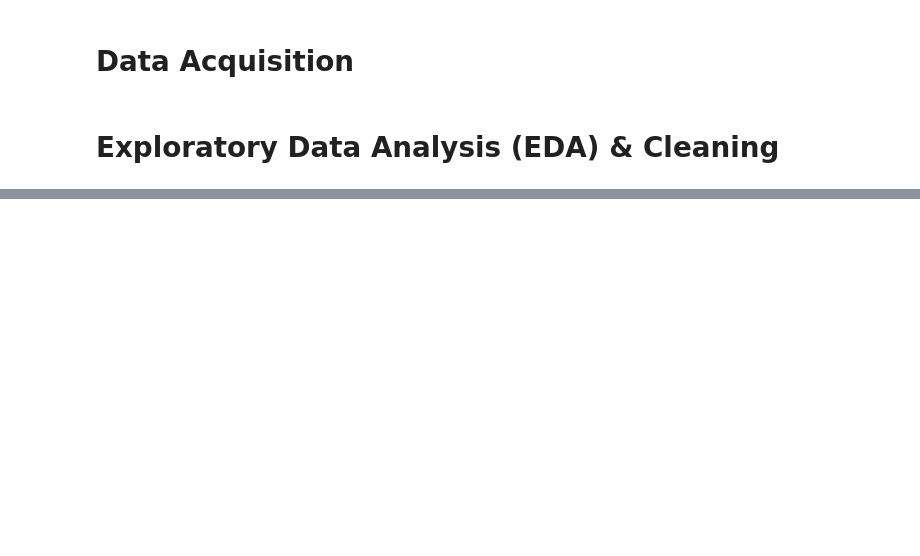
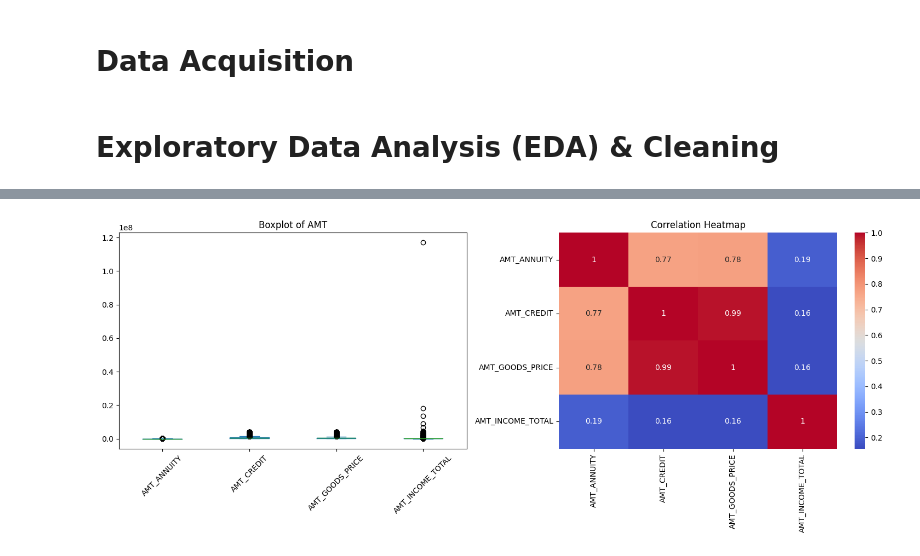
Before and after one commit to billyfrndz/homecredit_credit_scoring_model, a Jupyter notebook: model.ipynb, the cells around one changed output, grey strips where cells are left out. Cells and saved outputs as stored; diff of their text form; code cells hidden in the pictures; blank space fills up the shorter version.

```diff
--- a/model.ipynb
+++ b/model.ipynb
@@ -29,6 +29,6 @@ from sklearn.compose import ColumnTransformer
 os.chdir('d:/Repository/homecredit_credit_scoring_model/dataset')
 warnings.filterwarnings('ignore')
 # %%
-train = pd.read_csv('application_train.csv')
+df = pd.read_csv('application_train.csv')
 # %% [markdown]
 # Exploratory Data Analysis (EDA) & Cleaning
@@ -103,0 +247,13 @@ weighted avg       0.89      0.70      0.76     61503
+# %%
+fig, ax = plt.subplots(1, 2, figsize=(15, 6))
+
+df[amt].plot(kind='box', ax=ax[0], rot=45)
+ax[0].set_title('Boxplot of AMT')
+
+sns.heatmap(df[amt].corr(), annot=True, cmap='coolwarm', ax=ax[1])
+ax[1].set_title('Correlation Heatmap')
+
+plt.tight_layout()
+plt.show()
+# %% [output]
+[figure, added]
```
Also changed, not shown: parts of 40 cells of this notebook.
